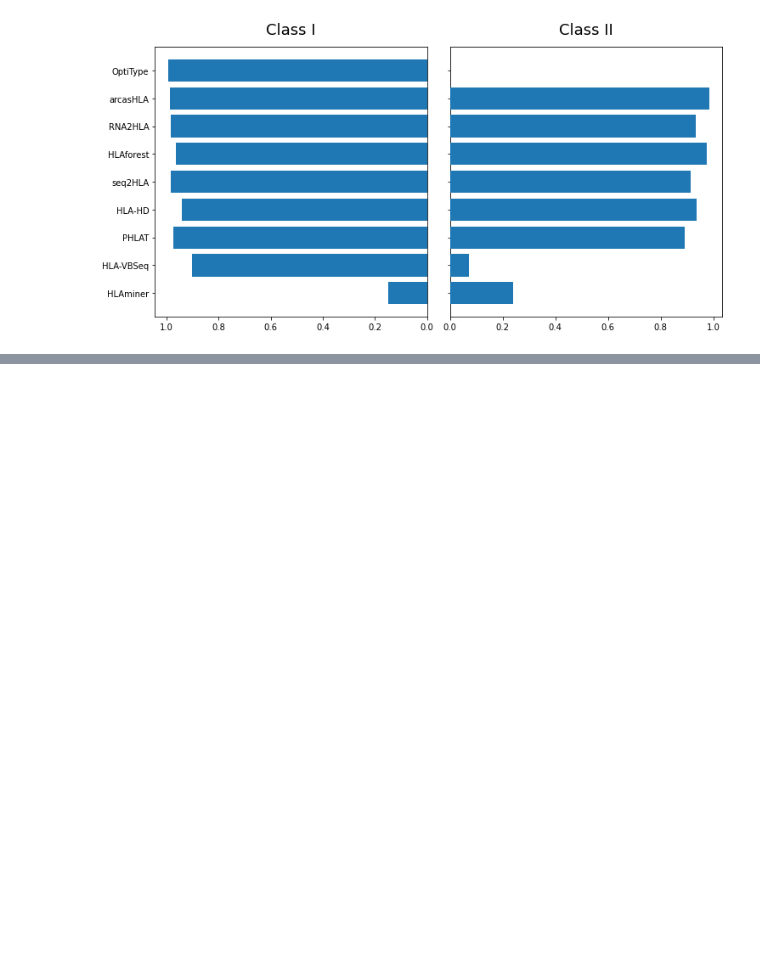
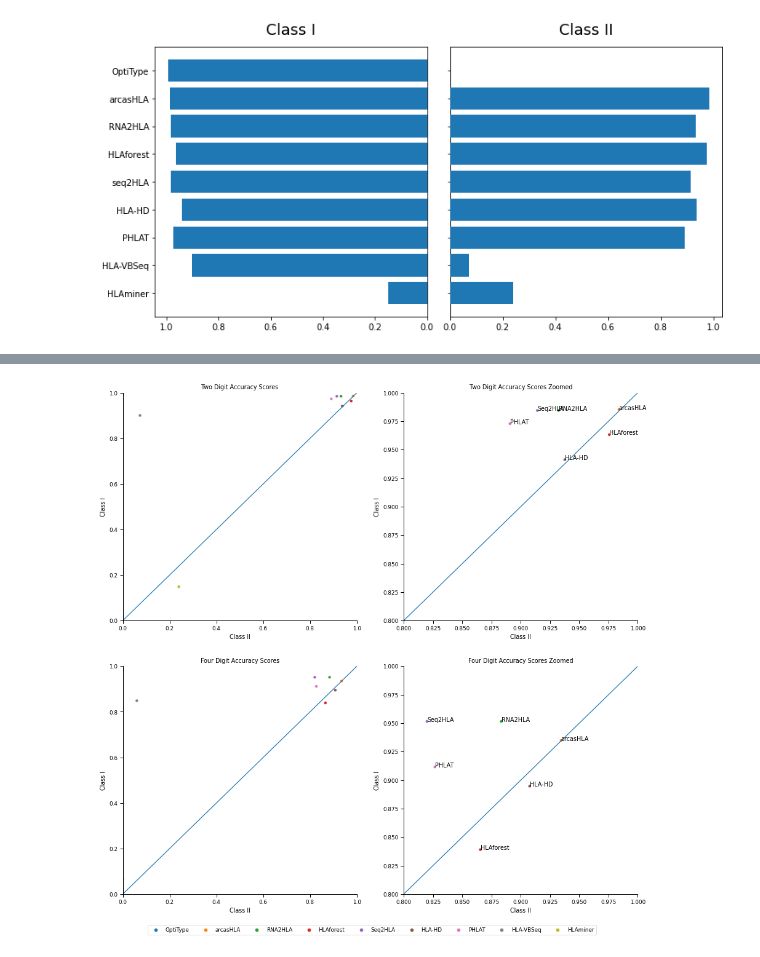
Before and after one commit to ydottie/hlaproject, a Jupyter notebook: notebooks/accuracy.ipynb, the cells around one changed output, grey strips where cells are left out. Saved outputs shown, nothing was run; the diff lists cells and outputs as text; code cells hidden in the pictures; blank space fills up the shorter version.

Commit message:
cleanup accuracy figures

```diff
--- a/notebooks/accuracy.ipynb
+++ b/notebooks/accuracy.ipynb
@@ -193,0 +194,51 @@ ax[1][1].plot(np.linspace(0, 1, 100),np.linspace(0, 1, 100))
+# %%
+labels=["OptiType","arcasHLA","RNA2HLA","HLAforest","Seq2HLA","HLA-HD","PHLAT","HLA-VBSeq",'HLAminer']
+# %%
+sns.set_context("paper")
+sns.color_palette("pastel")
+fig, ax = plt.subplots(2, 2,figsize=(15, 15))
+sns.scatterplot(ax=ax[0][0],x=twodig_II, y=twodig_I,hue=labels,legend=False)
+#for i, txt in enumerate(labels):
+#    ax[0][0].annotate(txt, (twodig_II[i], twodig_I[i]))
+ax[0][0].plot(np.linspace(0, 1, 100),np.linspace(0, 1, 100))
+ax[0][0].set_xlim([0,1])
+ax[0][0].set_ylim([0,1])
+ax[0][0].set_xlabel("Class II")
+ax[0][0].set_ylabel("Class I")
+ax[0][0].set(title='Two Digit Accuracy Scores')
+
+sns.scatterplot(ax=ax[0][1],x=twodig_II, y=twodig_I,hue=labels,legend=False)
+for i, txt in enumerate(labels):
+    ax[0][1].annotate(txt, (twodig_II[i], twodig_I[i]))
+ax[0][1].plot(np.linspace(0, 1, 100),np.linspace(0, 1, 100))
+ax[0][1].set_xlim([0.8,1])
+ax[0][1].set_ylim([0.8,1])
+ax[0][1].set_xlabel("Class II")
+ax[0][1].set_ylabel("Class I")
+ax[0][1].set(title='Two Digit Accuracy Scores Zoomed')
+
+sns.scatterplot(ax=ax[1][0],x=fourdig_II, y=fourdig_I,hue=labels,legend=False)
+#for i, txt in enumerate(labels):
+#    ax[1][0].annotate(txt, (fourdig_II[i], fourdig_I[i]))
+ax[1][0].plot(np.linspace(0, 1, 100),np.linspace(0, 1, 100))
+ax[1][0].set_xlim([0,1])
+ax[1][0].set_ylim([0,1])
+ax[1][0].set_xlabel("Class II")
+ax[1][0].set_ylabel("Class I")
+ax[1][0].set(title='Four Digit Accuracy Scores')
+
+sns.scatterplot(ax=ax[1][1],x=fourdig_II, y=fourdig_I,hue=labels)
+plt.legend([],[], frameon=False)
+for i, txt in enumerate(labels):
+    ax[1][1].annotate(txt, (fourdig_II[i], fourdig_I[i]))
+ax[1][1].plot(np.linspace(0, 1, 100),np.linspace(0, 1, 100))
+ax[1][1].set_xlim([0.8,1])
+ax[1][1].set_ylim([0.8,1])
+ax[1][1].set_xlabel("Class II")
+ax[1][1].set_ylabel("Class I")
+ax[1][1].set(title='Four Digit Accuracy Scores Zoomed')
+#handles, labels = ax[1][1].get_legend_handles_labels()
+fig.legend(*ax[1][1].get_legend_handles_labels(), loc="lower center",ncol=9,bbox_to_anchor=(0.50,0.06))
+sns.despine()
+# %% [output]
+[figure, added]
```
Also changed, not shown: parts of 1 cell of this notebook.
